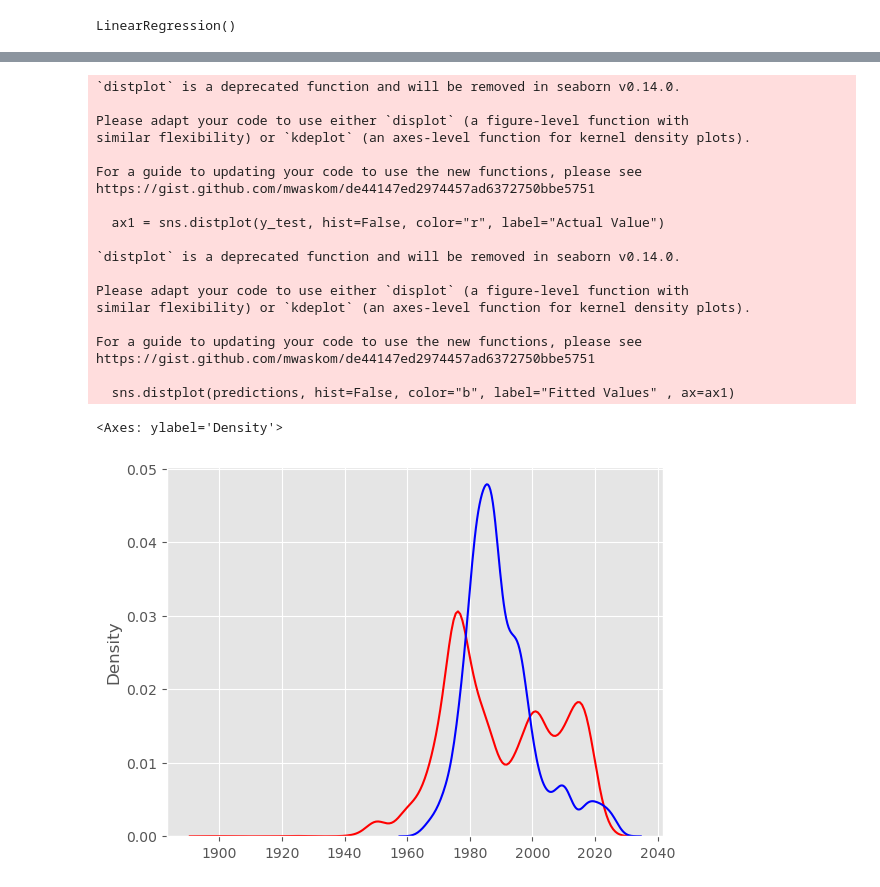
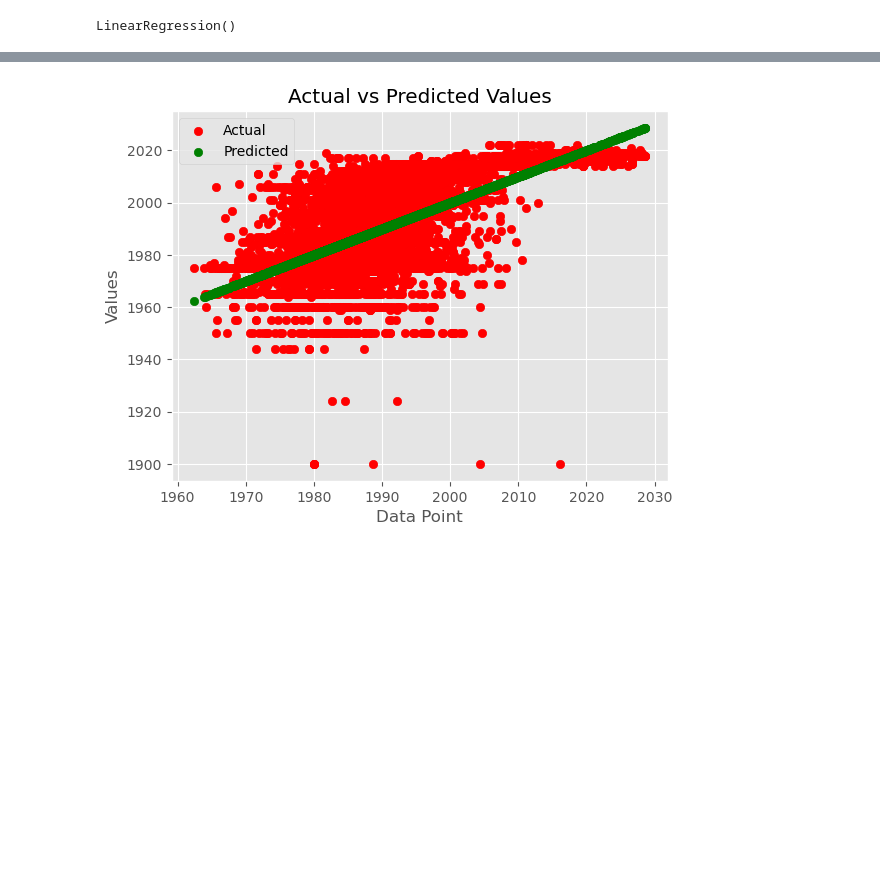
Before and after one commit to Impreccable/ML, a Jupyter notebook: main.ipynb, the cells around one changed output, grey strips where cells are left out. Drawn from its saved outputs; the diff is of its cells as text; code cells hidden in the pictures; blank space fills up the shorter version.

```diff
--- a/main.ipynb
+++ b/main.ipynb
@@ -436,25 +425,14 @@ plt.show()
-# %%
-ax1 = sns.distplot(y_test, hist=False, color="r", label="Actual Value")
-sns.distplot(predictions, hist=False, color="b", label="Fitted Values" , ax=ax1)
-# %% [output]
-`distplot` is a deprecated function and will be removed in seaborn v0.14.0.
-
-Please adapt your code to use either `displot` (a figure-level function with
-similar flexibility) or `kdeplot` (an axes-level function for kernel density plots).
-
-For a guide to updating your code to use the new functions, please see
-https://gist.github.com/mwaskom/de44147ed2974457ad6372750bbe5751
-
-  ax1 = sns.distplot(y_test, hist=False, color="r", label="Actual Value")
-
-`distplot` is a deprecated function and will be removed in seaborn v0.14.0.
-
-Please adapt your code to use either `displot` (a figure-level function with
-similar flexibility) or `kdeplot` (an axes-level function for kernel density plots).
-
-For a guide to updating your code to use the new functions, please see
-https://gist.github.com/mwaskom/de44147ed2974457ad6372750bbe5751
-
-  sns.distplot(predictions, hist=False, color="b", label="Fitted Values" , ax=ax1)
-<Axes: ylabel='Density'>
-[figure, removed]
+# %%
+plt.scatter(predictions, df_predict_LINEAR.Actual, color='red', label='Actual')
+plt.scatter(predictions, df_predict_LINEAR.Predicted, color='green', label='Predicted')
+
+# Adding labels and title
+plt.xlabel('Data Point')
+plt.ylabel('Values')
+plt.title('Actual vs Predicted Values')
+plt.legend()
+
+# Show the plot
+plt.show()
+# %% [output]
+[figure, added]
```
Also changed, not shown: parts of 20 cells of this notebook, 1 other file.
